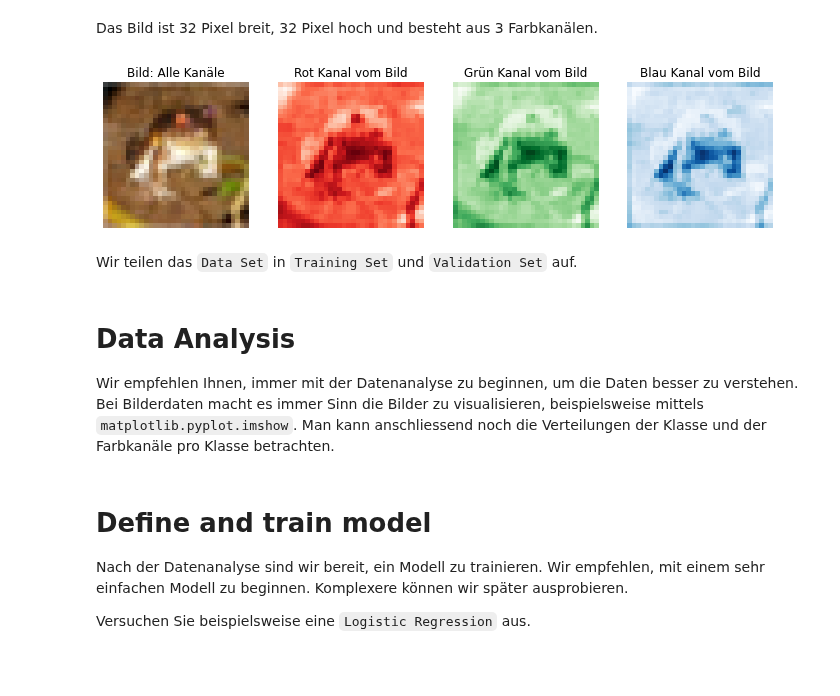
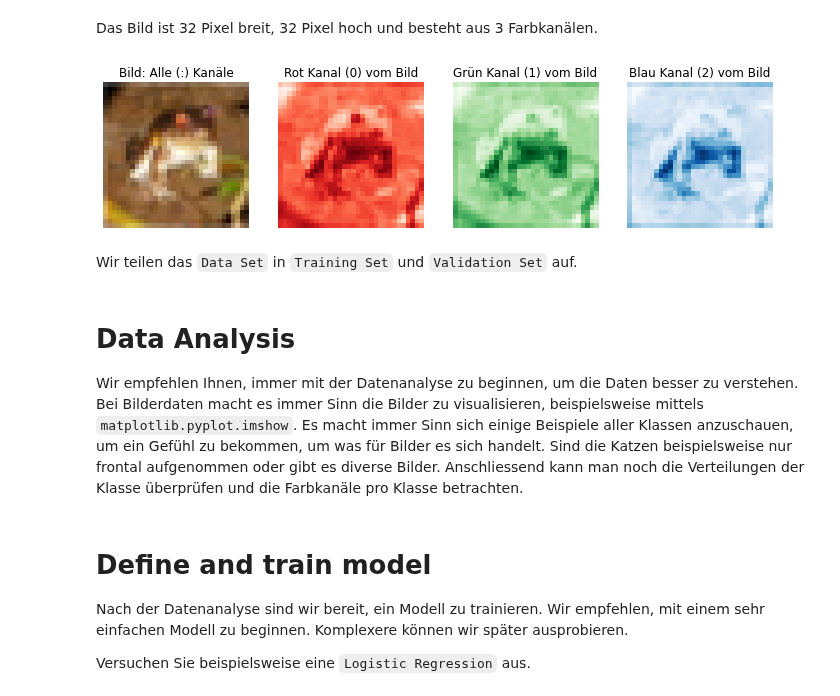
Before and after one commit to benikm91/cas_ml_lab_cifar10, a Jupyter notebook: src/1_skeleton.ipynb, the cells around one changed output. Saved outputs shown, nothing was run; the diff lists cells and outputs as text; code cells hidden in the pictures; blank space fills up the shorter version.

Commit message:
Change some text. Change color plot to seaborn instead of matplotlib. Removed min_mean (not used).

```diff
--- a/src/1_skeleton.ipynb
+++ b/src/1_skeleton.ipynb
@@ -47,21 +47,21 @@ plt.show()
 Das Bild ist 32 Pixel breit, 32 Pixel hoch und besteht aus 3 Farbkanälen.
 # %%
 _, axes = plt.subplots(nrows=1, ncols=4, figsize=(12, 12 * 4))
+axes[0].set_title('Bild: Alle (:) Kanäle')
 axes[0].imshow(img[:, :, :])
 axes[0].axis('off')
-axes[0].set_title('Bild: Alle Kanäle')
+axes[1].set_title('Rot Kanal (0) vom Bild')
 axes[1].imshow(img[:, :, 0], cmap='Reds')
 axes[1].axis('off')
-axes[1].set_title('Rot Kanal vom Bild')
+axes[2].set_title('Grün Kanal (1) vom Bild')
 axes[2].imshow(img[:, :, 1], cmap='Greens')
 axes[2].axis('off')
-axes[2].set_title('Grün Kanal vom Bild')
+axes[3].set_title('Blau Kanal (2) vom Bild')
 axes[3].imshow(img[:, :, 2], cmap='Blues')
 axes[3].axis('off')
-axes[3].set_title('Blau Kanal vom Bild')
 plt.show()
 # %% [output]
-[figure, old version]
+[figure, new version]
 # %% [markdown]
 Wir teilen das `Data Set` in `Training Set` und `Validation Set` auf.
 # %%
@@ -72,7 +72,8 @@ X_train, X_val, y_train, y_val = train_test_split(X_data, y_data, random_state=4
 
 Wir empfehlen Ihnen, immer mit der Datenanalyse zu beginnen, um die Daten besser zu verstehen.
 Bei Bilderdaten macht es immer Sinn die Bilder zu visualisieren, beispielsweise mittels `matplotlib.pyplot.imshow`.
-Man kann anschliessend noch die Verteilungen der Klasse und der Farbkanäle pro Klasse betrachten.
+Es macht immer Sinn sich einige Beispiele aller Klassen anzuschauen, um ein Gefühl zu bekommen, um was für Bilder es sich handelt. Sind die Katzen beispielsweise nur frontal aufgenommen oder gibt es diverse Bilder.
+Anschliessend kann man noch die Verteilungen der Klasse überprüfen und die Farbkanäle pro Klasse betrachten.
 # %%
 # TODO: Do your data analysis here
 # %% [markdown]
```
Also changed, not shown: parts of 1 cell of this notebook.
